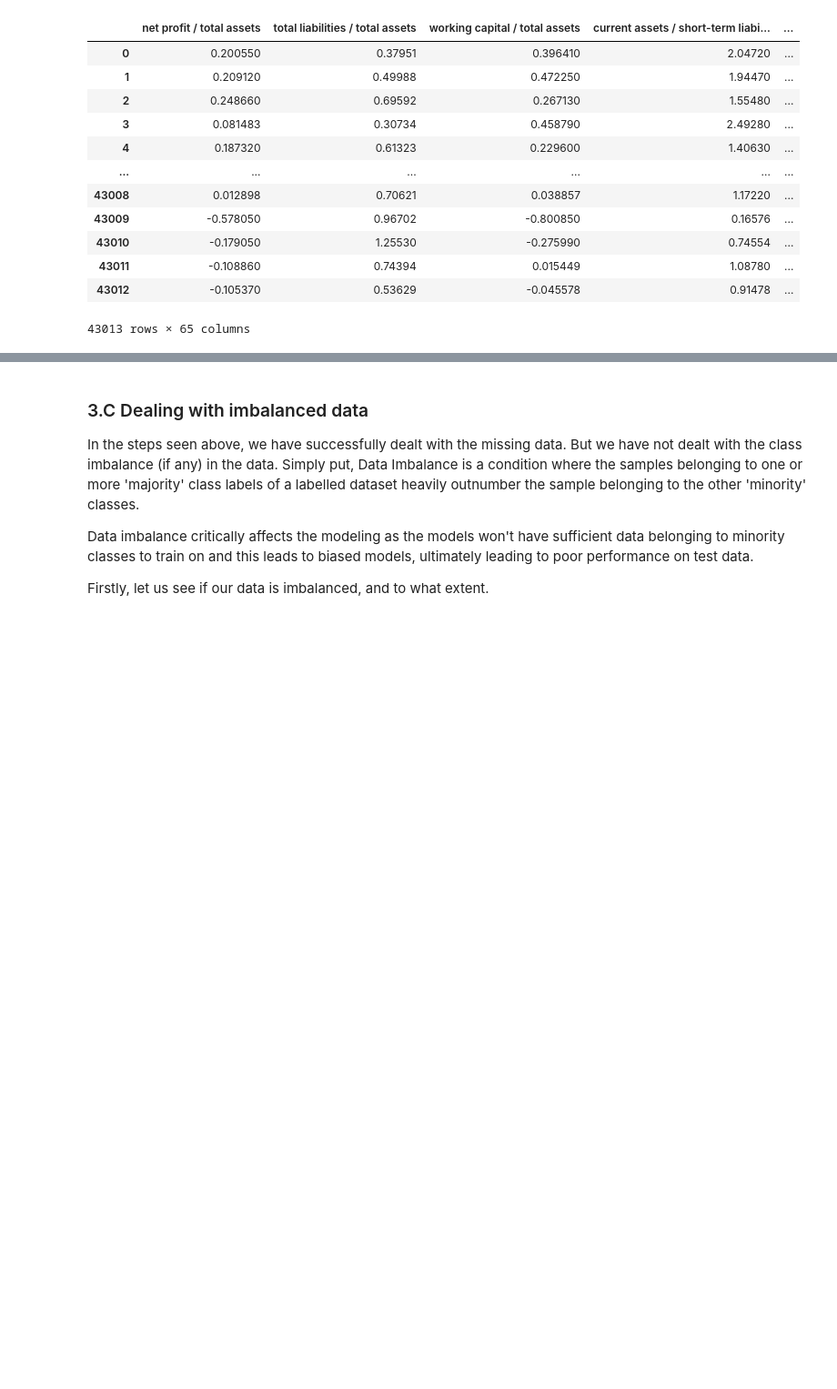
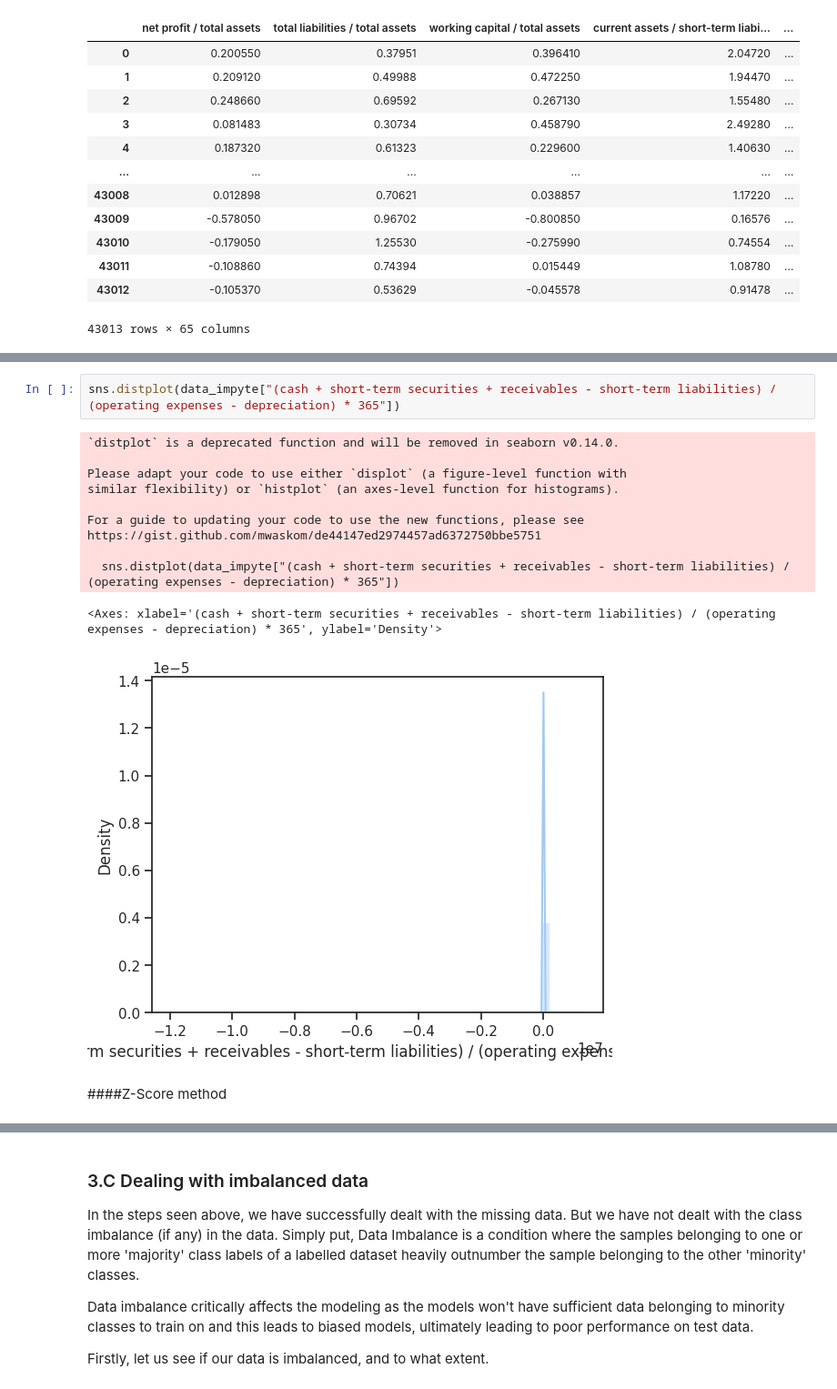
Before and after one commit to Technocolabs100/Analysis-of-Bank-Debit-Collections, a Jupyter notebook: first_project_(2)_(1)_(4).ipynb, the cells around one changed output, grey strips where cells are left out. Shown at 91% size. Drawn from its saved outputs; the diff is of its cells as text; blank space fills up the shorter version.

```diff
--- a/first_project_(2)_(1)_(4).ipynb
+++ b/first_project_(2)_(1)_(4).ipynb
@@ -624,0 +657,16 @@ imputed_dataframes_dictionary['MICE'] = mice_imputed_dataframes
+# %%
+sns.distplot(data_impyte["(cash + short-term securities + receivables - short-term liabilities) / (operating expenses - depreciation) * 365"])
+# %% [output]
+`distplot` is a deprecated function and will be removed in seaborn v0.14.0.
+
+Please adapt your code to use either `displot` (a figure-level function with
+similar flexibility) or `histplot` (an axes-level function for histograms).
+
+For a guide to updating your code to use the new functions, please see
+https://gist.github.com/mwaskom/de44147ed2974457ad6372750bbe5751
+
+  sns.distplot(data_impyte["(cash + short-term securities + receivables - short-term liabilities) / (operating expenses - depreciation) * 365"])
+<Axes: xlabel='(cash + short-term securities + receivables - short-term liabilities) / (operating expenses - depreciation) * 365', ylabel='Density'>
+[figure, added]
+# %% [markdown]
+####Z-Score method
```
Also changed, not shown: parts of 40 cells of this notebook.
